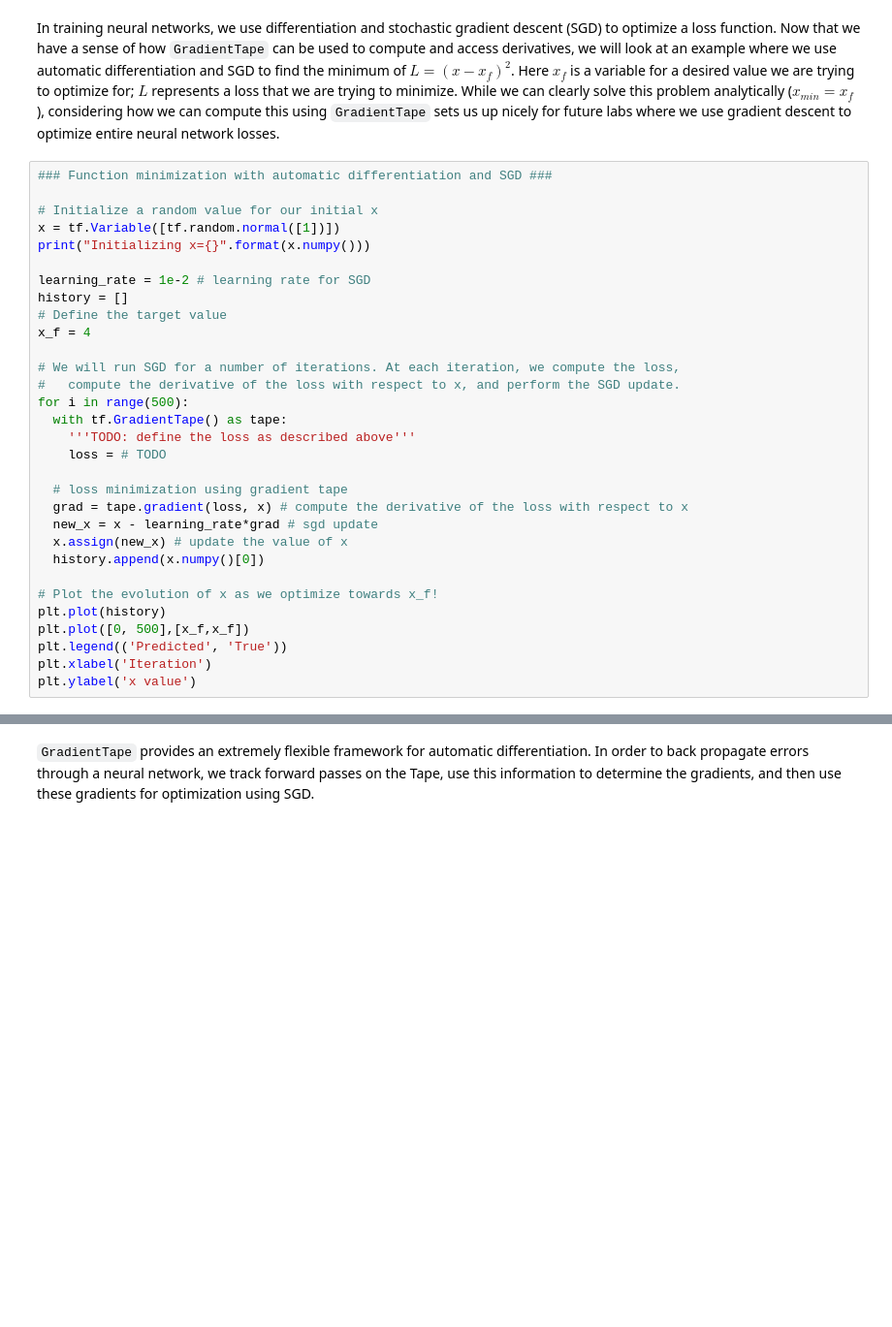
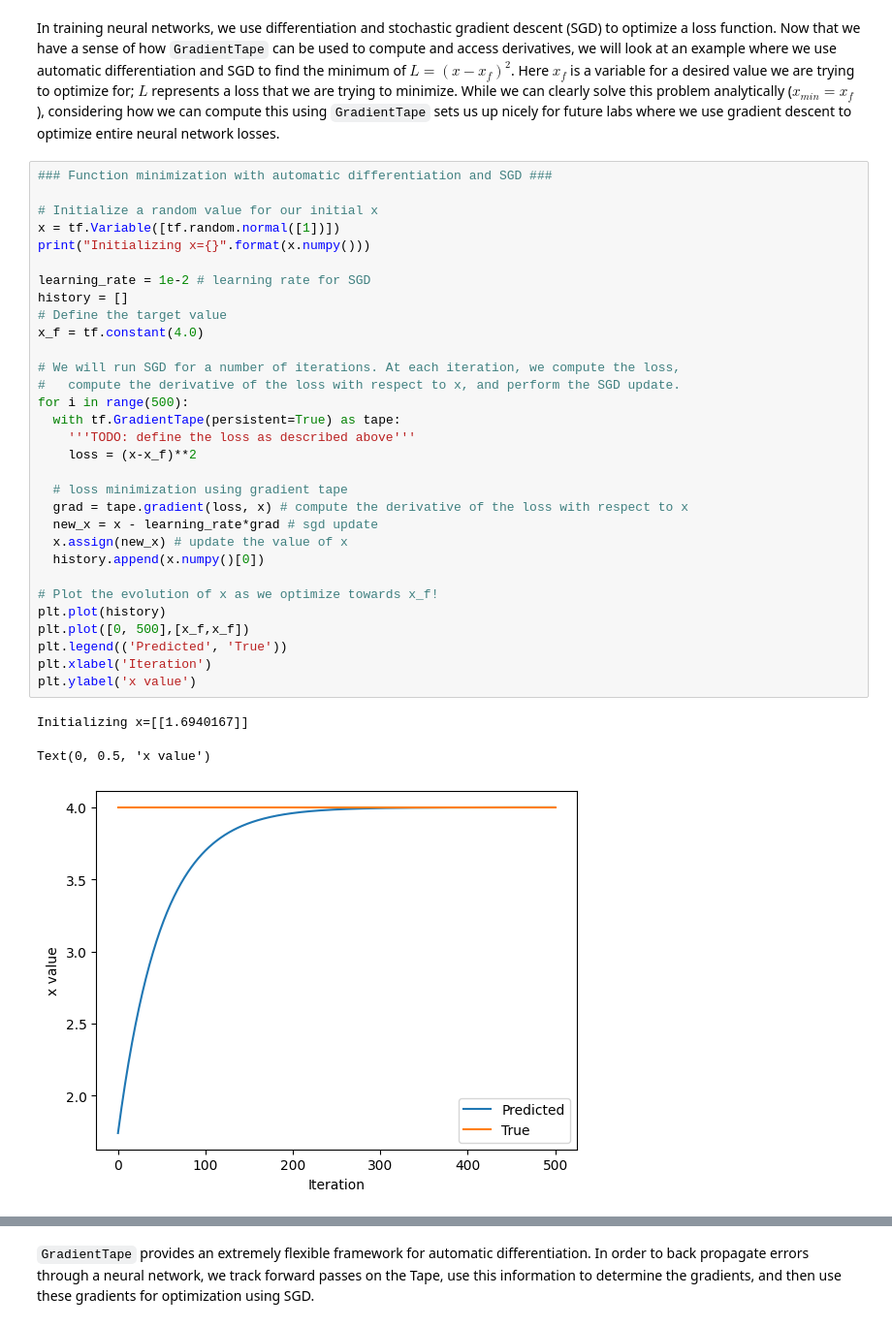
Before and after one commit to cerionXLII/introtodeeplearning, a Jupyter notebook: lab1/Part1_TensorFlow.ipynb, the cells around one changed output, grey strips where cells are left out. Shown: that part at 97% size. Saved outputs shown, nothing was run; the diff lists cells and outputs as text; blank space fills up the shorter version.

```diff
--- a/lab1/Part1_TensorFlow.ipynb
+++ b/lab1/Part1_TensorFlow.ipynb
@@ -361,31 +361,35 @@ In training neural networks, we use differentiation and stochastic gradient desc
 # %%
 ### Function minimization with automatic differentiation and SGD ###
 
 # Initialize a random value for our initial x
 x = tf.Variable([tf.random.normal([1])])
 print("Initializing x={}".format(x.numpy()))
 
 learning_rate = 1e-2 # learning rate for SGD
 history = []
 # Define the target value
-x_f = 4
+x_f = tf.constant(4.0)
 
 # We will run SGD for a number of iterations. At each iteration, we compute the loss,
 #   compute the derivative of the loss with respect to x, and perform the SGD update.
 for i in range(500):
-  with tf.GradientTape() as tape:
+  with tf.GradientTape(persistent=True) as tape:
     '''TODO: define the loss as described above'''
-    loss = # TODO
+    loss = (x-x_f)**2
 
   # loss minimization using gradient tape
   grad = tape.gradient(loss, x) # compute the derivative of the loss with respect to x
   new_x = x - learning_rate*grad # sgd update
   x.assign(new_x) # update the value of x
   history.append(x.numpy()[0])
 
 # Plot the evolution of x as we optimize towards x_f!
 plt.plot(history)
 plt.plot([0, 500],[x_f,x_f])
 plt.legend(('Predicted', 'True'))
 plt.xlabel('Iteration')
 plt.ylabel('x value')
+# %% [output]
+Initializing x=[[1.6940167]]
+Text(0, 0.5, 'x value')
+[figure, added]
```
Also changed, not shown: parts of 2 cells of this notebook.
